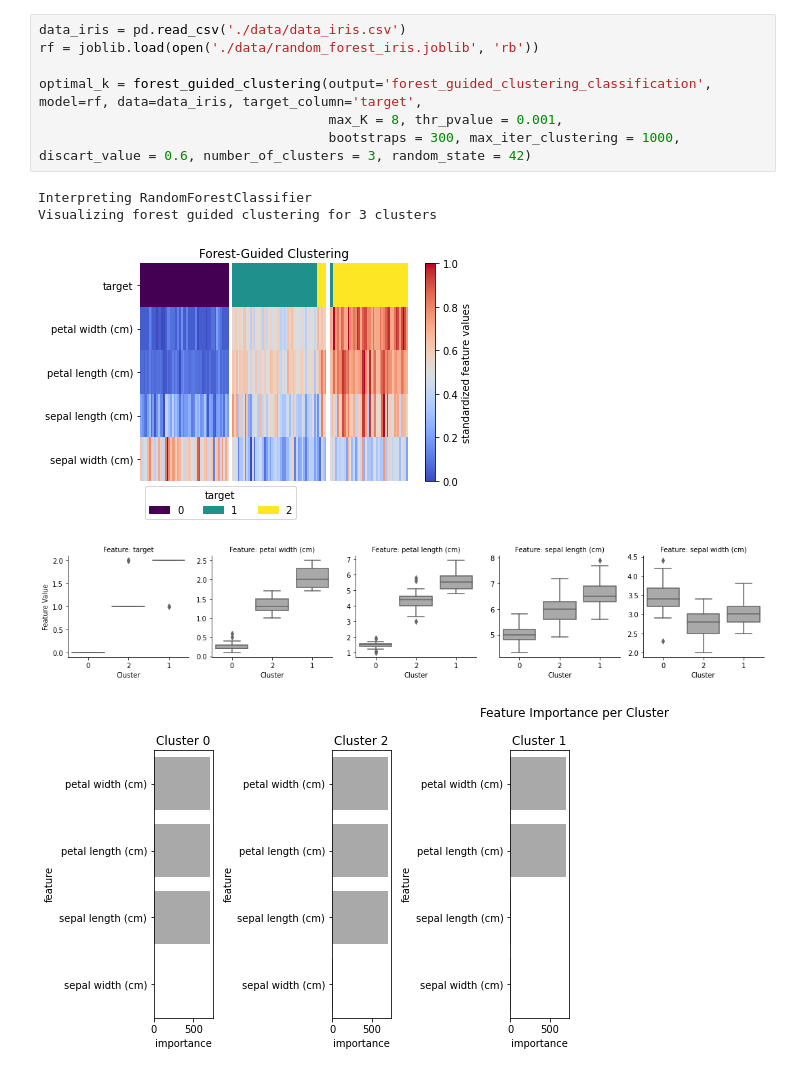
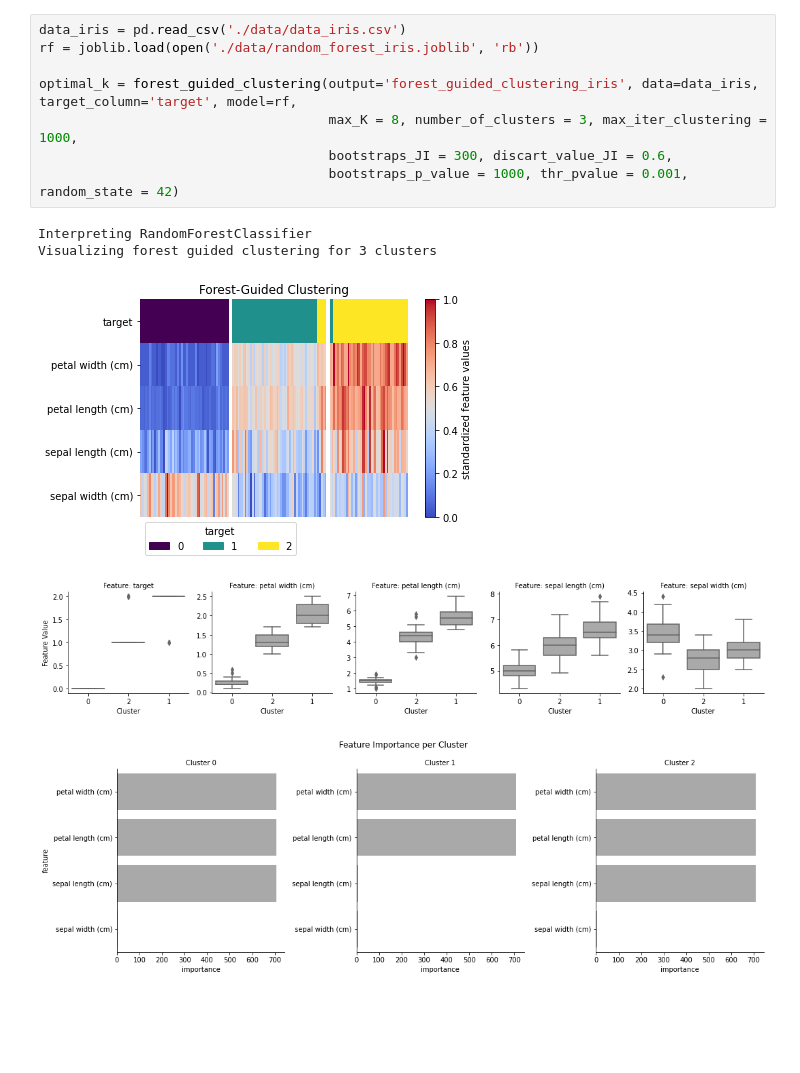
Before and after one commit to HelmholtzAI-Consultants-Munich/fg-clustering, a Jupyter notebook: test.ipynb, the cells around one changed output. Cells and saved outputs as stored; diff of their text form; blank space fills up the shorter version.

```diff
--- a/test.ipynb
+++ b/test.ipynb
@@ -27,16 +24,17 @@ Visualizing forest guided clustering for 6 clusters
 # %%
 data_iris = pd.read_csv('./data/data_iris.csv')
 rf = joblib.load(open('./data/random_forest_iris.joblib', 'rb'))
 
-optimal_k = forest_guided_clustering(output='forest_guided_clustering_classification', model=rf, data=data_iris, target_column='target',
-                                     max_K = 8, thr_pvalue = 0.001,
-                                     bootstraps = 300, max_iter_clustering = 1000, discart_value = 0.6, number_of_clusters = 3, random_state = 42)
+optimal_k = forest_guided_clustering(output='forest_guided_clustering_iris', data=data_iris, target_column='target', model=rf,
+                                     max_K = 8, number_of_clusters = 3, max_iter_clustering = 1000,
+                                     bootstraps_JI = 300, discart_value_JI = 0.6,
+                                     bootstraps_p_value = 1000, thr_pvalue = 0.001, random_state = 42)
 # %% [output]
 Interpreting RandomForestClassifier
 Visualizing forest guided clustering for 3 clusters
 [figure]
 [figure]
-[figure, old version]
+[figure, new version]
 # %%
 data_breast_cancer = pd.read_csv('./data/data_breast_cancer.csv')
 rf = joblib.load(open('./data/random_forest_breat_cancer.joblib', 'rb'))
```
Also changed, not shown: parts of 3 cells of this notebook, 8 other files.
